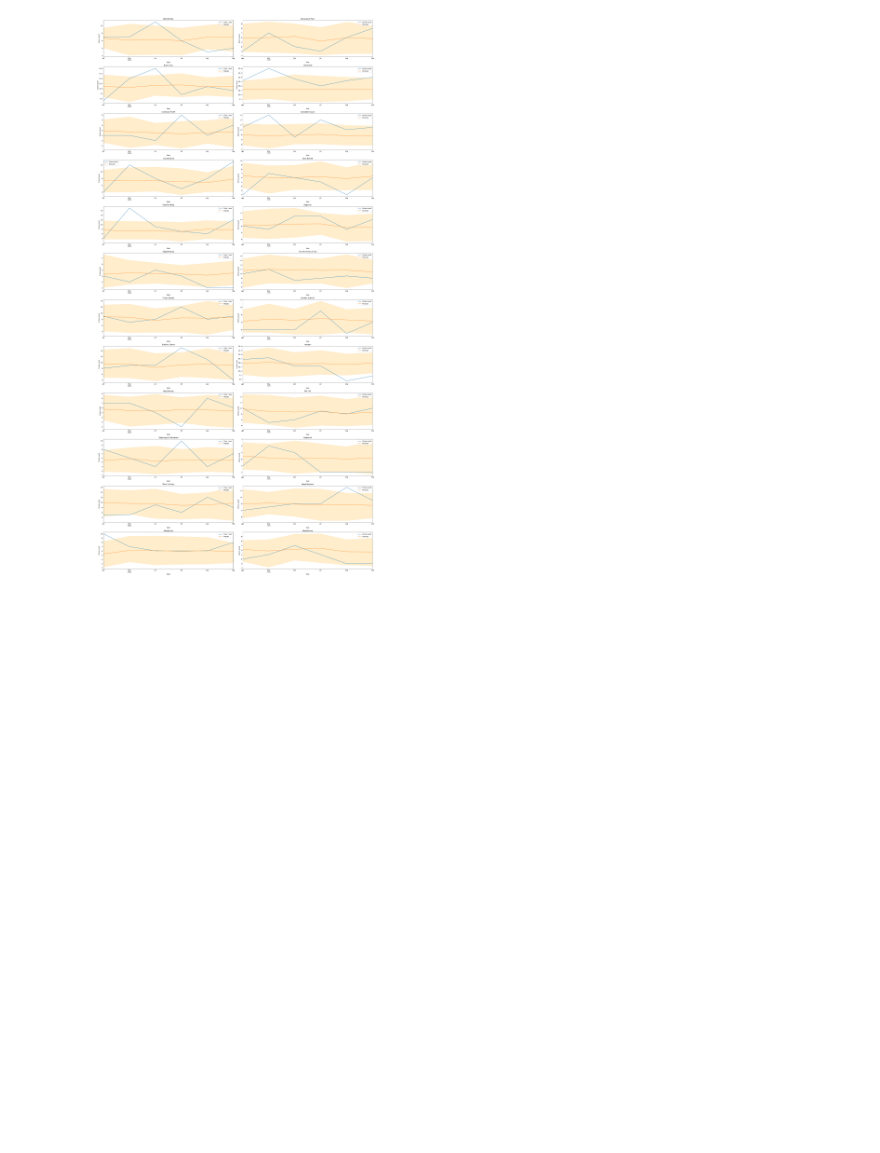
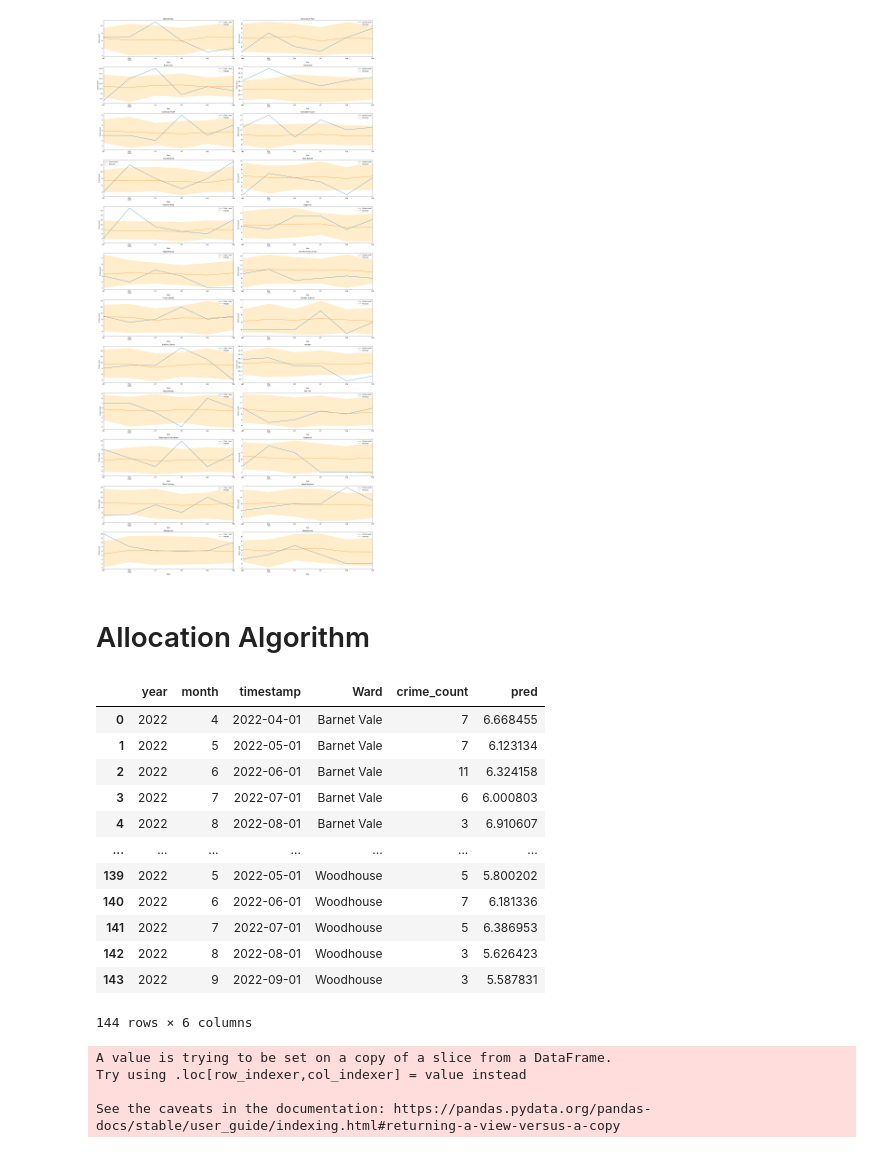
Before and after one commit to sarpakar/JBG050-Group-3, a Jupyter notebook: Models.ipynb, the cells around one changed output. Saved outputs shown, nothing was run; the diff lists cells and outputs as text; code cells hidden in the pictures; blank space fills up the shorter version.

Commit message:
allocation

```diff
--- a/Models.ipynb
+++ b/Models.ipynb
@@ -481,3 +431,74 @@ for ax_ ,ward in enumerate(all_preds['Ward'].unique()):
 fig.tight_layout()
 # %% [output]
 [figure]
+# %% [markdown]
+# Allocation Algorithm
+# %%
+all_preds[['year','month', 'timestamp', 'Ward', 'crime_count', 'pred']]
+# %% [output]
+|  | year | month | timestamp | Ward | crime_count | pred |
+| 0 | 2022 | 4 | 2022-04-01 | Barnet Vale | 7 | 6.668455 |
+| 1 | 2022 | 5 | 2022-05-01 | Barnet Vale | 7 | 6.123134 |
+| 2 | 2022 | 6 | 2022-06-01 | Barnet Vale | 11 | 6.324158 |
+| 3 | 2022 | 7 | 2022-07-01 | Barnet Vale | 6 | 6.000803 |
+| 4 | 2022 | 8 | 2022-08-01 | Barnet Vale | 3 | 6.910607 |
+| ... | ... | ... | ... | ... | ... | ... |
+| 139 | 2022 | 5 | 2022-05-01 | Woodhouse | 5 | 5.800202 |
+| 140 | 2022 | 6 | 2022-06-01 | Woodhouse | 7 | 6.181336 |
+| 141 | 2022 | 7 | 2022-07-01 | Woodhouse | 5 | 6.386953 |
+| 142 | 2022 | 8 | 2022-08-01 | Woodhouse | 3 | 5.626423 |
+| 143 | 2022 | 9 | 2022-09-01 | Woodhouse | 3 | 5.587831 |
+144 rows × 6 columns
+# %%
+area_dct = {'Underhill': 0.0003302356307330862,
+ 'High Barnet': 0.0010549626589272468,
+ 'West Hendon': 0.0004086562316890823,
+ 'Cricklewood': 0.00025934190989339957,
+ 'Colindale South': 0.00019869650062657944,
+ 'Childs Hill': 0.00038096246250333076,
+ 'Garden Suburb': 0.0005547058257849817,
+ 'Finchley Church End': 0.00038934048995135386,
+ 'East Finchley': 0.0003185855120878877,
+ 'Edgwarebury': 0.0009324781144551859,
+ 'Mill Hill': 0.0010234358185738756,
+ 'Totteridge & Woodside': 0.0012412965180637187,
+ 'Whetstone': 0.00030998167350423537,
+ 'Friern Barnet': 0.0003580645520225484,
+ 'Brunswick Park': 0.00039438509954705585,
+ 'East Barnet': 0.0005035355399889798,
+ 'Burnt Oak': 0.0003298030671537467,
+ 'Hendon': 0.00043475121773897815,
+ 'West Finchley': 0.0003164277592351248,
+ 'Barnet Vale': 0.0004573917511400428,
+ 'Edgware': 0.00043409307504250236,
+ 'Colindale North': 0.0001359910396524823,
+ 'Golders Green': 0.0002129278437282144,
+ 'Woodhouse': 0.00028580111061825584}
+
+alloc = all_preds[['year','month', 'timestamp', 'Ward', 'crime_count', 'pred']]
+# changed this line, so we include the predictions and the data is from the val set instead of whole of data_aggr, same structure
+alloc['area'] = alloc['Ward'].map(area_dct)
+alloc = alloc.dropna(subset=['area'])
+
+alloc['officers_allocated'] = 0
+def allocate(prev_index,index):
+        alloc.loc[prev_index:index, 'officers_allocated'] = (alloc.loc[prev_index:index, 'area'] / alloc.loc[prev_index:index, 'area'].sum())
+        # changed crime_count to pred on line below
+        alloc.loc[prev_index:index, 'officers_allocated'] *= (alloc.loc[prev_index:index, 'pred'] /alloc.loc[prev_index:index, 'crime_count'].sum())
+        alloc.loc[prev_index:index, 'officers_allocated'] /= alloc.loc[prev_index:index, 'officers_allocated'].sum()
+        alloc.loc[prev_index:index, 'officers_allocated'] *= 100
+
+
+
+prev_index = 0
+for i in range(len(alloc.index)-1):
+    if alloc.loc[i, 'month'] != alloc.loc[i+1, 'month'] or i+1 > len(alloc)-2:
+        index = i
+        allocate(prev_index, index)
+        prev_index = index
+#loop through each ward per month
+# %% [output]
+A value is trying to be set on a copy of a slice from a DataFrame.
+Try using .loc[row_indexer,col_indexer] = value instead
+
+See the caveats in the documentation: https://pandas.pydata.org/pandas-docs/stable/user_guide/indexing.html#returning-a-view-versus-a-copy
```
Also changed, not shown: parts of 3 cells of this notebook, 2 other files.
